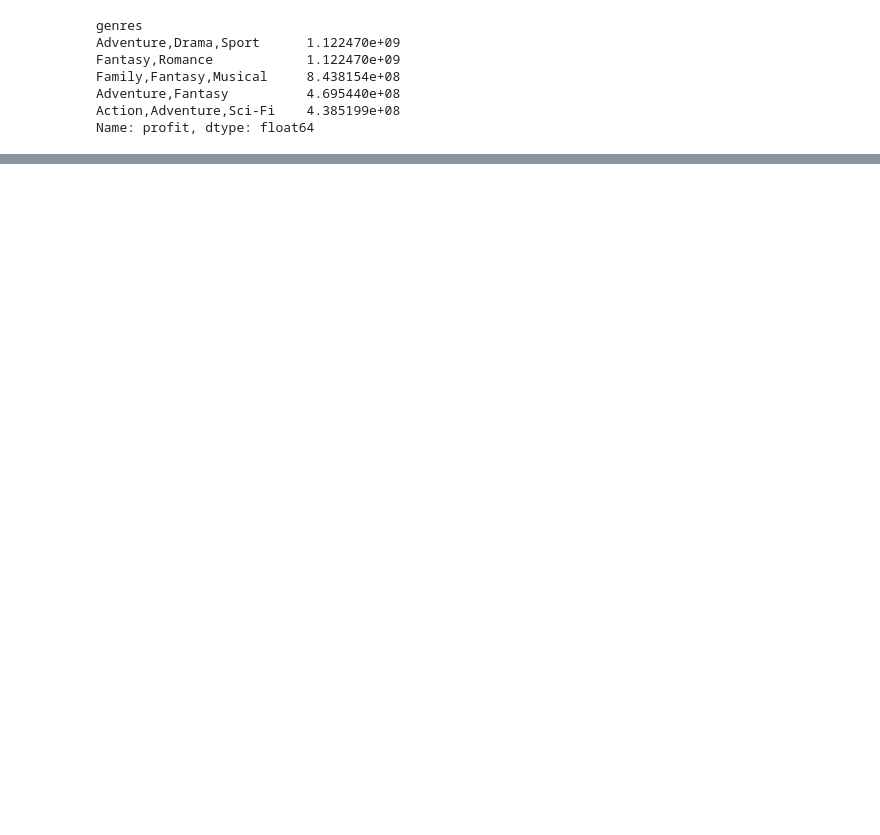
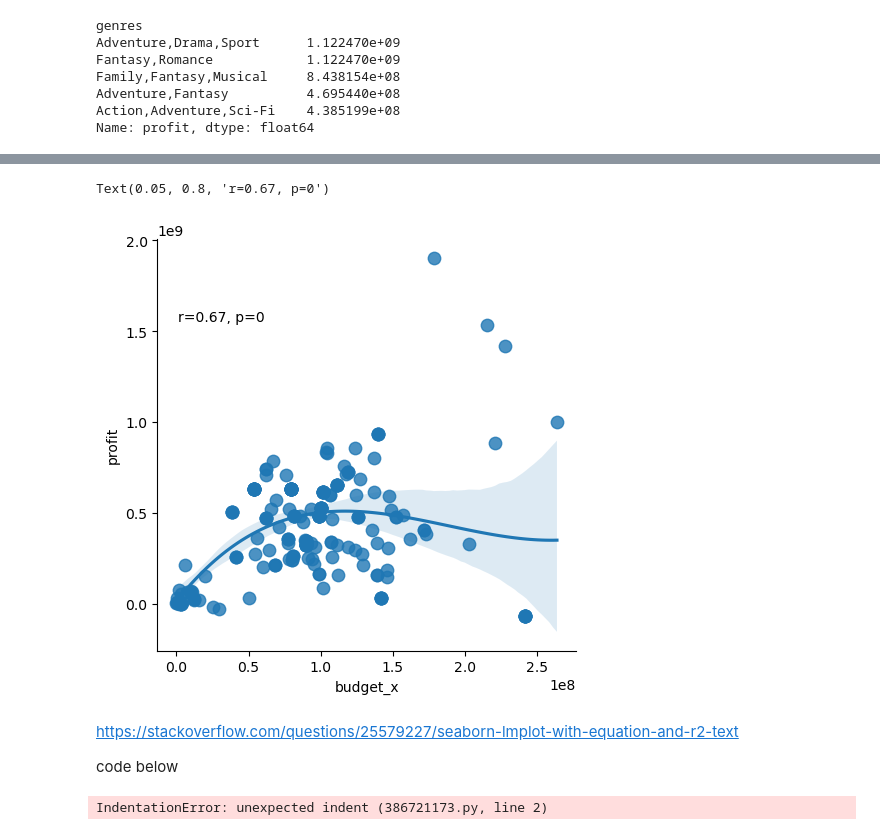
Before and after one commit to Reynch/dsc-phase-2-project-v3, a Jupyter notebook: Reyn.ipynb, the cells around one changed output, grey strips where cells are left out. Saved outputs shown, nothing was run; the diff lists cells and outputs as text; code cells hidden in the pictures; blank space fills up the shorter version.

```diff
--- a/Reyn.ipynb
+++ b/Reyn.ipynb
@@ -336,3 +389,7 @@ genre_list = ['Adventure', 'Comedy', 'Family', 'Crime', 'Thriller', 'Animation',
 
 for genre in genre_list:
     imdb_df[genre] = imdb_df['genre'].str.contains(genre)
+# %%
+imdb_df['profit'] = imdb_df['revenue'] - imdb_df['budget_x']
+# %%
+imdb_df['roi'] = imdb_df['profit']/ imdb_df['budget_x']
@@ -338,0 +405,14 @@ for genre in genre_list:
+# %%
+sns.lmplot(data = imdb_df[imdb_df['Documentary'] == True], x = 'budget_x',
+           y = 'profit', order = 3, scatter_kws={"s": 80})
+r, p = sp.stats.pearsonr(imdb_df['budget_x'], imdb_df['revenue'])
+ax = plt.gca()
+ax.text(.05, .8, 'r={:.2f}, p={:.2g}'.format(r, p),
+        transform=ax.transAxes)
+# %% [output]
+Text(0.05, 0.8, 'r=0.67, p=0')
+[figure, added]
+# %% [markdown]
+https://stackoverflow.com/questions/25579227/seaborn-lmplot-with-equation-and-r2-text
+
+code below
@@ -338,0 +421,7 @@ for genre in genre_list:
+# %%
+r, p = sp.stats.pearsonr(doc_df['budget_x'], imdb_df['revenue'])
+ax = plt.gca()
+ax.text(.05, .8, 'r={:.2f}, p={:.2g}'.format(r, p),
+        transform=ax.transAxes)
+# %% [output]
+IndentationError: unexpected indent (386721173.py, line 2)
```
Also changed, not shown: parts of 22 cells of this notebook, 2 other files.
